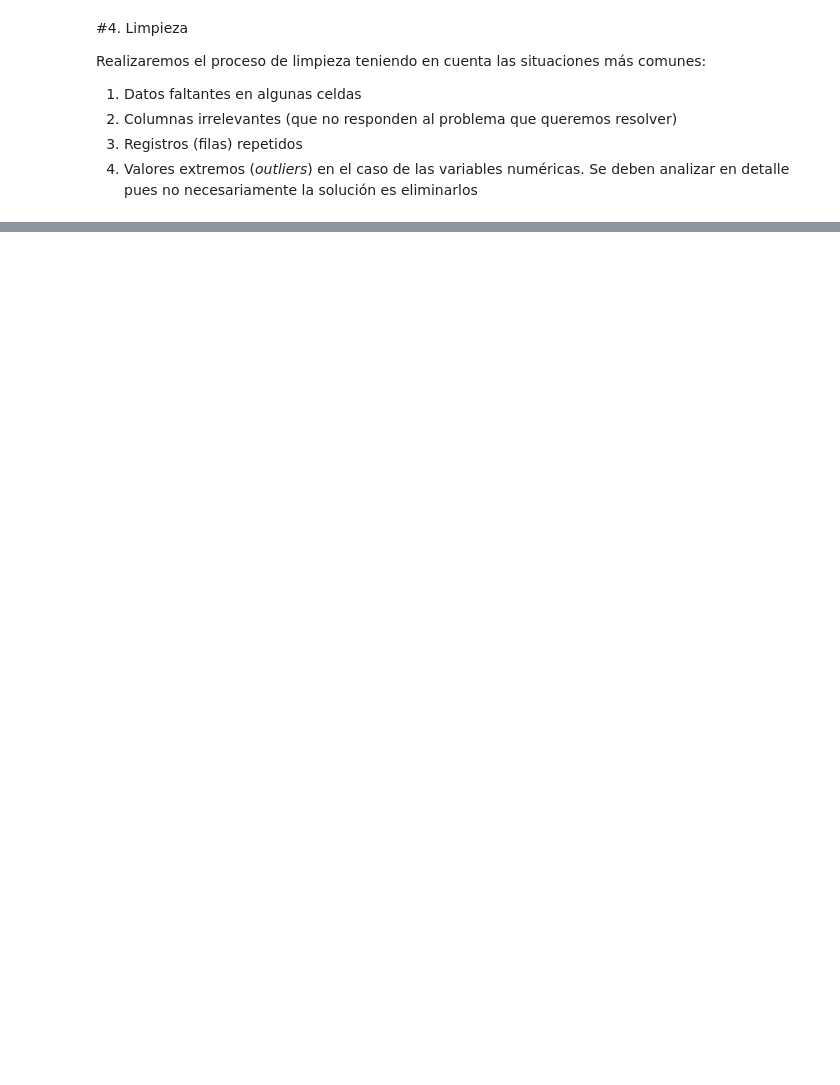
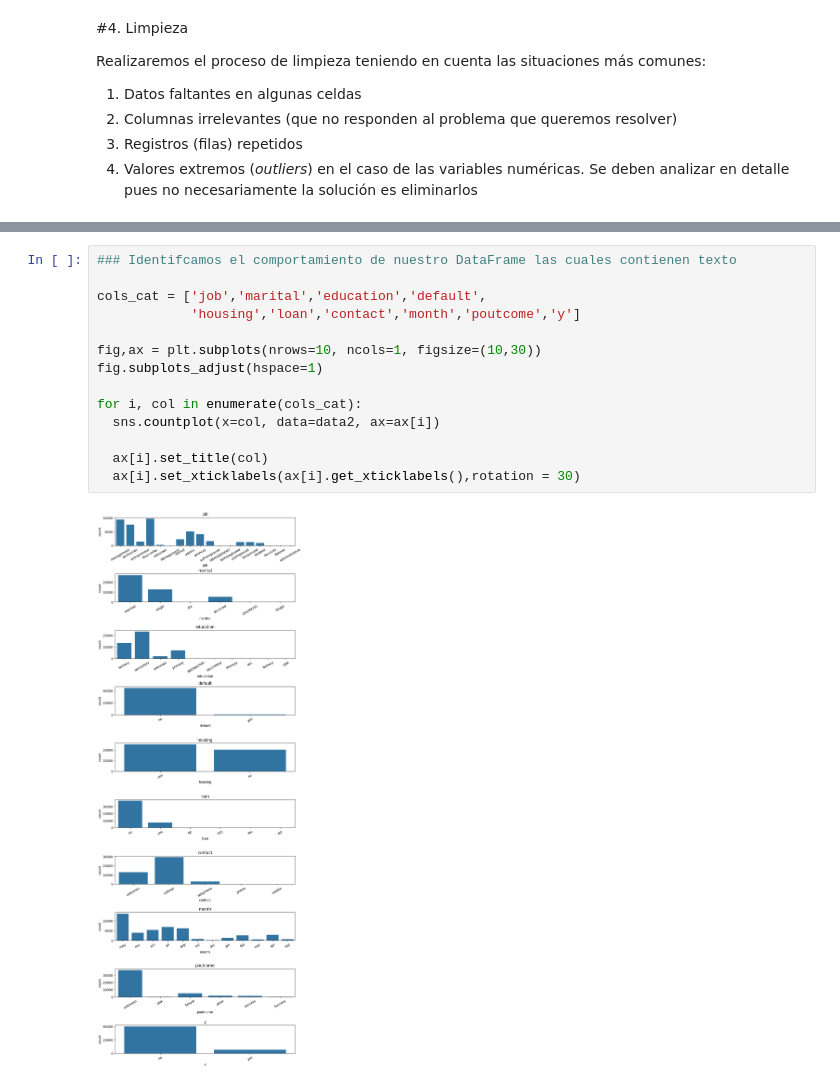
Before and after one commit to SebastianCastillo180/MinTIC, a Jupyter notebook: MINTIC.ipynb, the cells around one changed output, grey strips where cells are left out. Saved outputs shown, nothing was run; the diff lists cells and outputs as text; blank space fills up the shorter version.

```diff
--- a/MINTIC.ipynb
+++ b/MINTIC.ipynb
@@ -386,0 +588,16 @@ Realizaremos el proceso de limpieza teniendo en cuenta las situaciones más comu
+# %%
+### Identifcamos el comportamiento de nuestro DataFrame las cuales contienen texto
+
+cols_cat = ['job','marital','education','default',
+            'housing','loan','contact','month','poutcome','y']
+
+fig,ax = plt.subplots(nrows=10, ncols=1, figsize=(10,30))
+fig.subplots_adjust(hspace=1)
+
+for i, col in enumerate(cols_cat):
+  sns.countplot(x=col, data=data2, ax=ax[i])
+
+  ax[i].set_title(col)
+  ax[i].set_xticklabels(ax[i].get_xticklabels(),rotation = 30)
+# %% [output]
+[figure, added]
```
Also changed, not shown: parts of 49 cells of this notebook.
